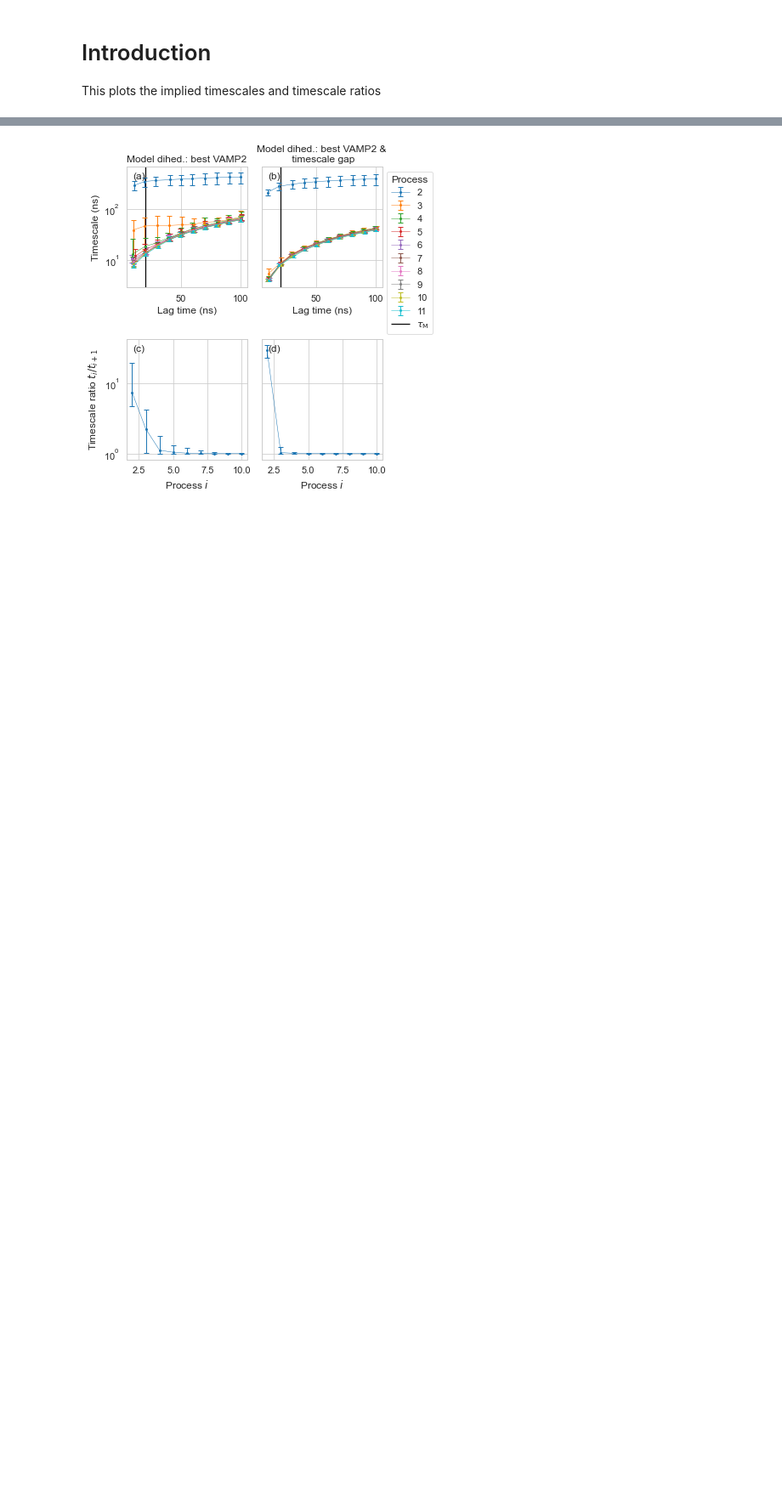
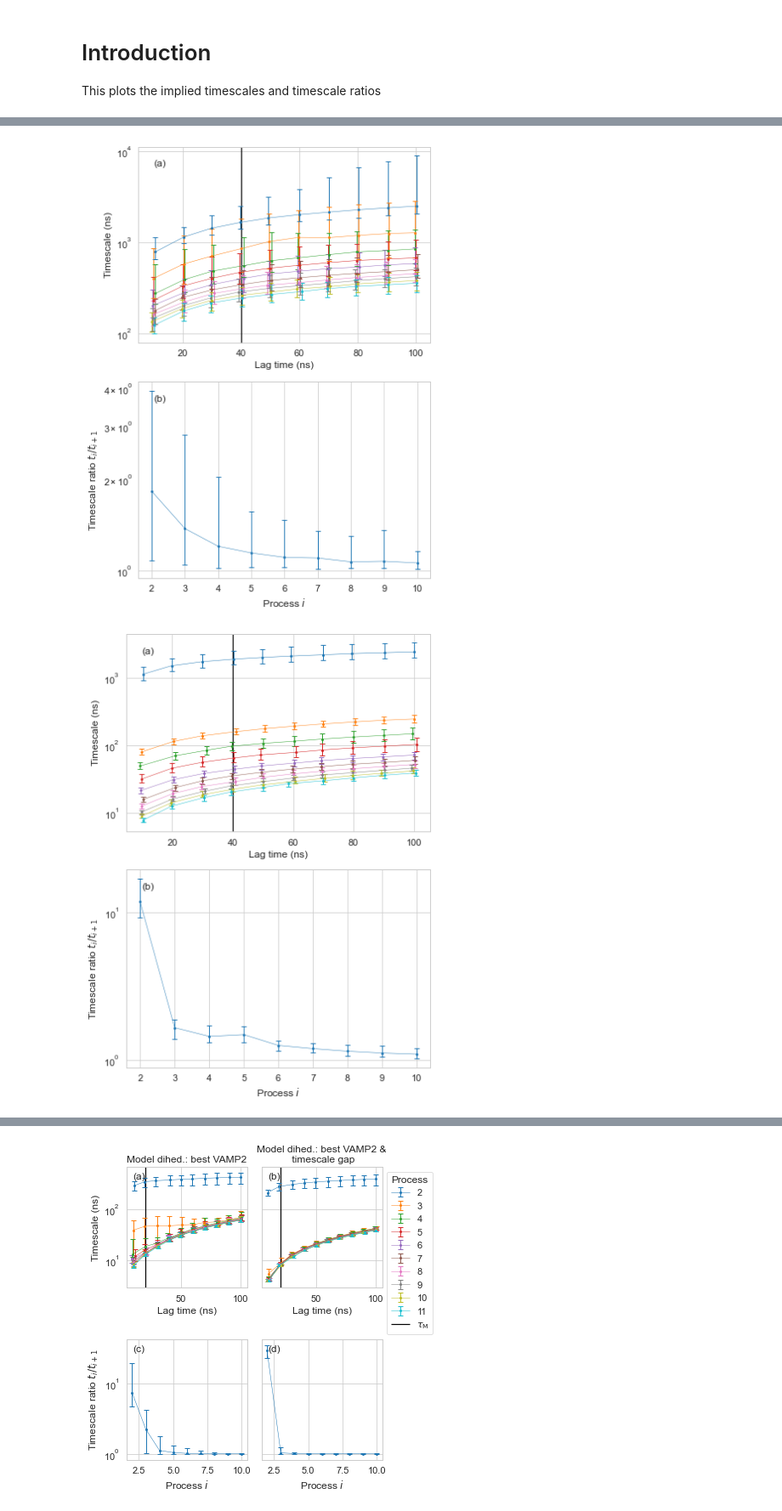
Before and after one commit to RobertArbon/msm_hyperparameter_optimisation, a Jupyter notebook: results/FIG_ITS_selected_models.ipynb, the cells around one changed output, grey strips where cells are left out. Shown at 85% size. Drawn from its saved outputs; the diff is of its cells as text; code cells hidden in the pictures; blank space fills up the shorter version.

```diff
--- a/results/FIG_ITS_selected_models.ipynb
+++ b/results/FIG_ITS_selected_models.ipynb
@@ -22,5 +22,5 @@ m2_selection = pd.read_hdf('./summaries/m2_model_selection.h5')
 chosen_lags = pd.read_hdf('chosen_lag_times.h5')
 chosen_ks = pd.read_hdf('chosen_num_dominant.h5')
 # %%
-m1_selection.sort_values(by=['protein', 'median'], ascending=False, inplace=True)
+m1_selection.sort_values(by=['protein', 'median_vamp'], ascending=False, inplace=True)
 m2_selection.sort_values(by=['protein', 'median_vamp'], ascending=False, inplace=True)
@@ -101,3 +27,5 @@ m2_selection.sort_values(by=['protein', 'median_vamp'], ascending=False, inplace
+# %%
+model_selections = {'m1': m1_selection, 'm2': m2_selection}
 # %% [markdown]
 # Figure 1
 
@@ -104,0 +33,76 @@ The implied timescales and timescale ratios of the best model from each model se
+# %%
+
+err_bar_kwargs = dict(lw=0.5, elinewidth=1, capsize=3, marker='o', markersize=2)
+jitter_sd = 0.5
+
+for protein in ['BBA']: #funcs.PROTEIN_LABELS[:5]+funcs.PROTEIN_LABELS[6:9]:
+
+    for feat in ['dihed.', 'dist.', 'logit(dist.)']:
+
+        for method, selection in model_selections.items():
+
+            with sns.plotting_context('paper', font_scale=1.25):
+                sns.set_style('whitegrid')
+
+                # Setup axes
+                n_rows, n_cols = 2, 1
+                fig, axes = plt.subplots(n_rows, n_cols, figsize=(6, 8), sharey='row', sharex='row')
+                axes = axes.reshape(2, 1)
+
+                # Get hps and lag
+                hp_ix = selection.loc[(selection.protein==protein) & (selection.feature==feat), 'hp_index'].values[0]
+                use_lag = chosen_lags.loc[chosen_lags.protein==protein, 'lag'].values[0]
+
+
+                # timescales
+                use_ts = ts.loc[(ts.protein==protein) & (ts.hp_index == hp_ix), ['median', 'lb_diff', 'ub_diff', 'lag', 'num_its']]
+                ax = axes[0, 0]
+                for its in use_ts.num_its.unique():
+                    x = use_ts.loc[use_ts.num_its == its, 'lag'].values
+                    x += np.random.normal(loc=0, scale=jitter_sd, size= x.shape[0])
+
+                    y = use_ts.loc[use_ts.num_its == its, 'median'].values
+                    yerr = use_ts.loc[use_ts.num_its == its, ['lb_diff', 'ub_diff']].values.T
+                    ax.errorbar(x, y, yerr, **err_bar_kwargs, label=f'{int(its)}')
+
+                ax.set_yscale('log')
+                ax.set_ylabel('Timescale (ns)')
+                ax.set_xlabel('Lag time (ns)')
+
+                # Chosen lag
+                ylim = ax.get_ylim()
+                ax.vlines(use_lag, *ylim, color='k', label=r'$\tau_{\mathrm{M}}$')
+                ax.set_ylim(*ylim)
+
+
+                # Timescale ratio
+                ax = axes[1, 0]
+                use_ts_ratio = ts_ratio.loc[(ts_ratio.protein==protein) & (ts_ratio.hp_index==hp_ix) & (ts_ratio.lag==use_lag), ['median', 'lb_diff', 'ub_diff', 'num_its']]
+                x = use_ts_ratio['num_its'].values
+                y = use_ts_ratio['median'].values
+                yerr = use_ts_ratio.loc[:, ['lb_diff', 'ub_diff']].values.T
+
+                ax.errorbar(x, y, yerr, **err_bar_kwargs)
+                ax.set_yscale('log')
+
+                ax.set_ylabel(r'Timescale ratio $t_{i}/t_{i+1}$')
+                ax.set_xlabel(r'Process $i$')
+
+
+
+
+#                 h, l = axes[0, -1].get_legend_handles_labels()
+#                 h = h[1:] + [h[0]]
+#                 l = l[1:] + [l[0]]
+
+#
+
+                for i, ax in enumerate(axes.flatten()):
+                    ax.annotate(text=f"({funcs.LETTERS[i]})", xy=(0.05, 0.9), xycoords='axes fraction')
+
+                plt.tight_layout()
+
+                plt.savefig(funcs.FIG_DIR.joinpath('comparator_its', f'{protein}_model_{feat}_method_{method}.pdf'), bbox_inches='tight')
+# %% [output]
+[figure, added]
+[figure, added]
```
Also changed, not shown: parts of 4 cells of this notebook, 10 other files.
